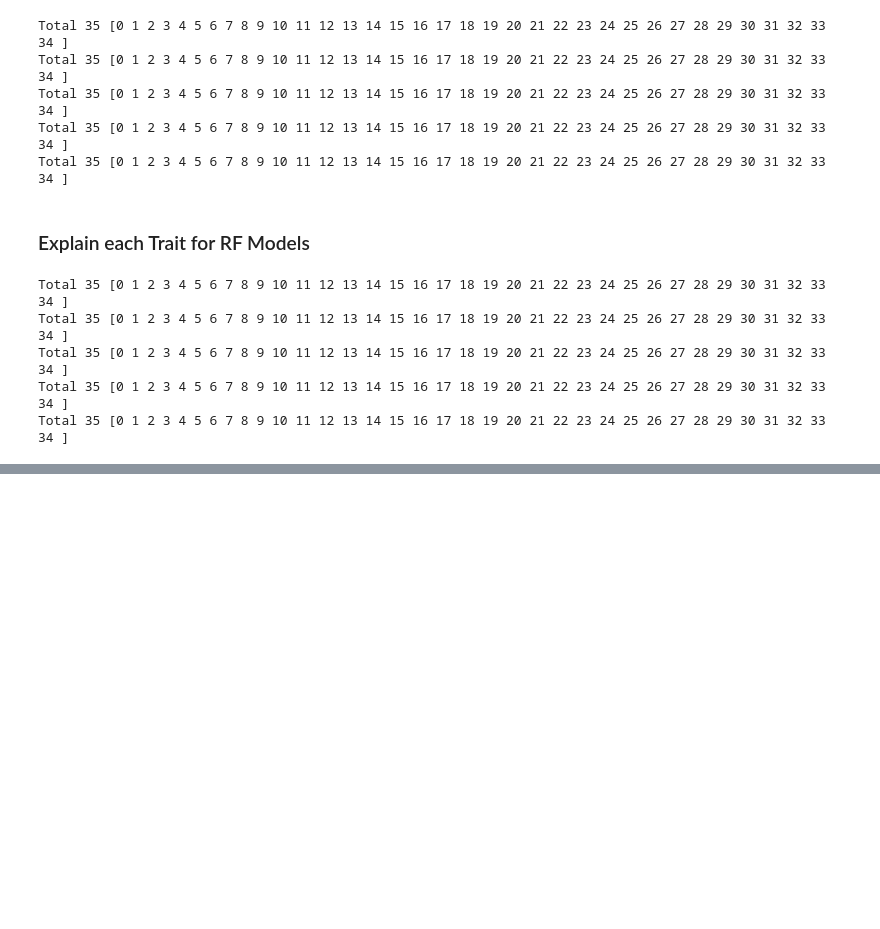
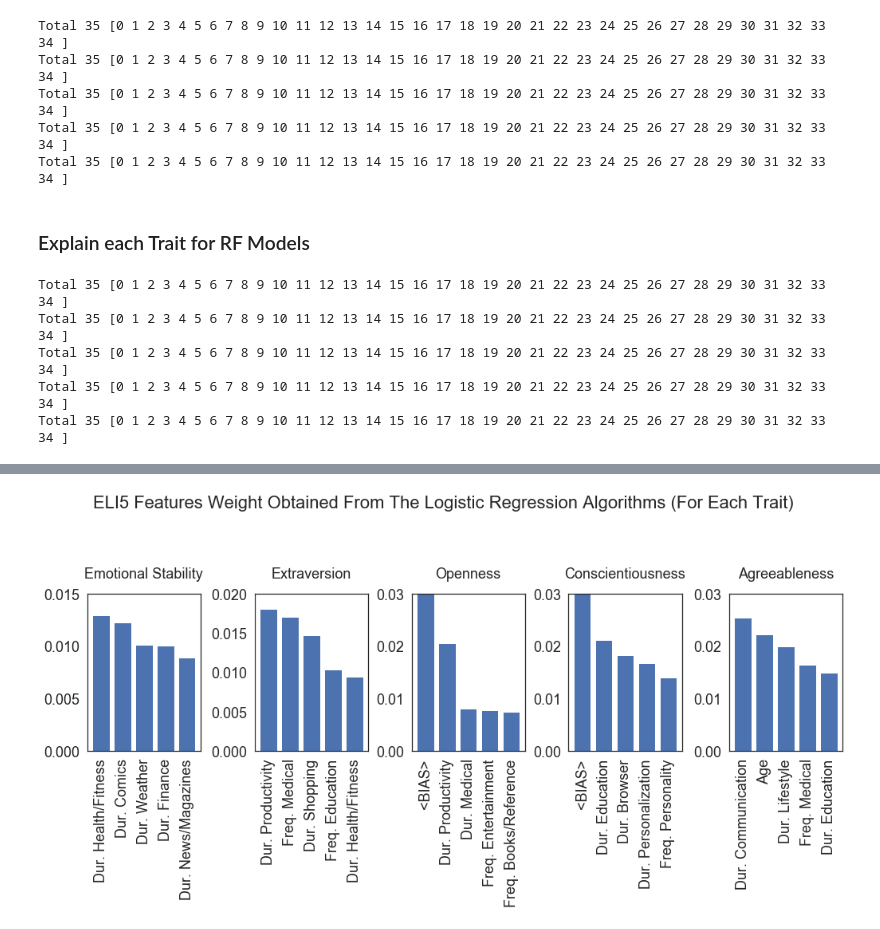
Before and after one commit to rafaoncloud/explainable_AI_personality_traits_big_five, a Jupyter notebook: LIME.ipynb, the cells around one changed output, grey strips where cells are left out. Saved outputs shown, nothing was run; the diff lists cells and outputs as text; code cells hidden in the pictures; blank space fills up the shorter version.

```diff
--- a/LIME.ipynb
+++ b/LIME.ipynb
@@ -868,0 +1121,56 @@ Total 35 [0 1 2 3 4 5 6 7 8 9 10 11 12 13 14 15 16 17 18 19 20 21 22 23 24 25 26
+# %%
+def eli5_explain_weights_for_clf(clfs, filePath):
+    df_eli5 = None
+    for key in clfs.keys():
+        aux = explain_weights_df(clfs[key],feature_names=X_labels,target_names=['Low','High'], top=58)
+        aux = aux[0:5]
+        aux['trait'] = key
+        df_eli5 = pd.concat([df_eli5, aux])
+    df_eli5.to_csv(filePath)
+    return df_eli5
+df_eli5_lr = eli5_explain_weights_for_clf(clfs=rfe_lr_clf, filePath='results_RFE/ELI5_LR.csv')
+df_eli5_rf = eli5_explain_weights_for_clf(clfs=rfe_rf_clf, filePath='results_RFE/ELI5_RF.csv')
+# %%
+data = df_eli5_lr
+fig, (ax1,ax2,ax3,ax4,ax5) = plt.subplots(ncols=5,figsize=(14,6), constrained_layout=True)
+fig.suptitle('ELI5 Features Weight Obtained From The Logistic Regression Algorithms (For Each Trait)',
+             fontsize=22, y=1.20)
+ax1.set_title("Emotional Stability", fontsize=18, pad=20)
+ax2.set_title("Extraversion", fontsize=18, pad=20)
+ax3.set_title("Openness", fontsize=18, pad=20)
+ax4.set_title("Conscientiousness", fontsize=18, pad=20)
+ax5.set_title("Agreeableness", fontsize=18, pad=20)
+
+ax1.bar(data[data['trait'] == 'Emotional Stability']['feature'], data[data['trait'] == 'Emotional Stability']['weight'])
+ax1.set_ylim([0,0.015])
+ax1.tick_params(labelsize=18)
+for tick in ax1.get_xticklabels():
+    tick.set_rotation(90)
+ax2.bar(data[data['trait'] == 'Extraversion']['feature'], data[data['trait'] == 'Extraversion']['weight'])
+ax2.set_ylim([0,0.02])
+#ax2.set_yticklabels([])
+ax2.tick_params(labelsize=18)
+for tick in ax2.get_xticklabels():
+    tick.set_rotation(90)
+ax3.bar(data[data['trait'] == 'Openness']['feature'], data[data['trait'] == 'Openness']['weight'])
+ax3.set_ylim([0,0.03])
+#ax3.set_yticklabels([])
+ax3.tick_params(labelsize=18)
+for tick in ax3.get_xticklabels():
+    tick.set_rotation(90)
+ax4.bar(data[data['trait'] == 'Conscientiousness']['feature'], data[data['trait'] == 'Conscientiousness']['weight'])
+ax4.set_ylim([0,0.03])
+#ax4.set_yticklabels([])
+ax4.tick_params(labelsize=18)
+for tick in ax4.get_xticklabels():
+    tick.set_rotation(90)
+ax5.bar(data[data['trait'] == 'Agreeableness']['feature'], data[data['trait'] == 'Agreeableness']['weight'])
+ax5.set_ylim([0,0.03])
+#ax5.set_yticklabels([])
+ax5.tick_params(labelsize=18)
+for tick in ax5.get_xticklabels():
+    tick.set_rotation(90)
+
+fig.savefig('figures/ELI5-explain-weight-LR', dpi=fig.dpi, bbox_inches="tight")
+# %% [output]
+[figure, added]
```
Also changed, not shown: parts of 29 cells of this notebook, 10 other files.
